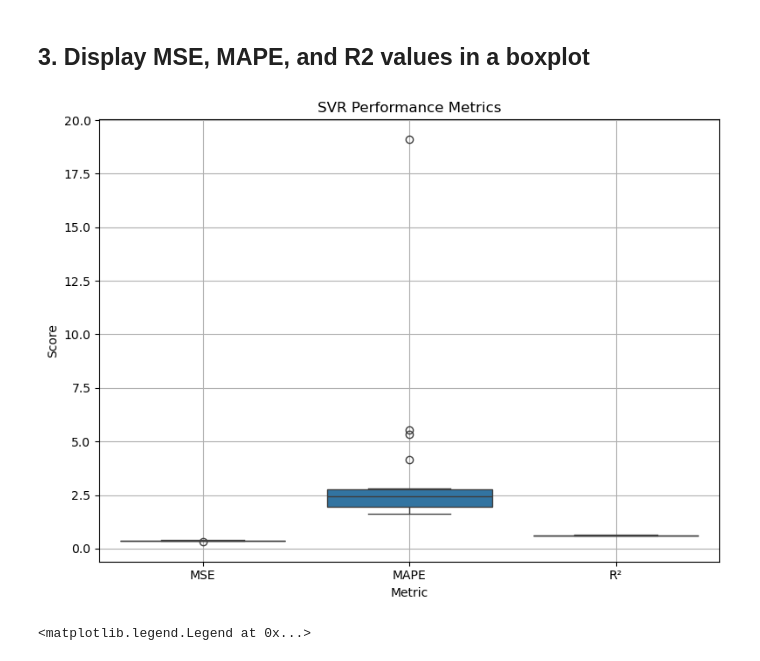
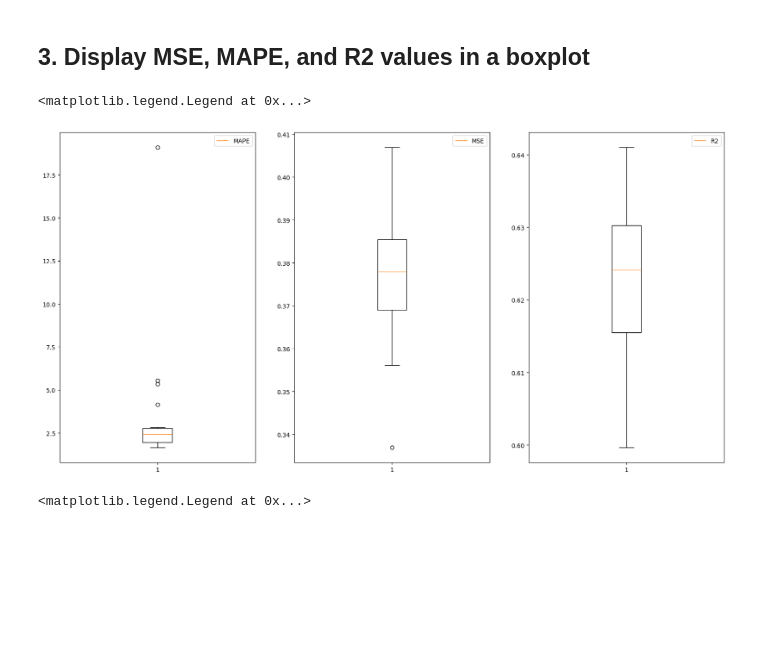
Before and after one commit to BlastermanR/CA_Housing_Machine_Learning_Project, a Jupyter notebook: SVM.ipynb, the cells around one changed output. Saved outputs shown, nothing was run; the diff lists cells and outputs as text; code cells hidden in the pictures; blank space fills up the shorter version.

Commit message:
Better boxplots

```diff
--- a/SVM.ipynb
+++ b/SVM.ipynb
@@ -164,23 +164,26 @@ Test R² score: 0.6273
 # %%
 # Combine data into a single DataFrame
 data = pd.DataFrame({
     'MSE': SVR_MSE,
     'MAPE': SVR_MAPE,
     'R²': SVR_R2
 })
 
 # Melt the DataFrame to long-form for seaborn
 long_data = data.melt(var_name='Metric', value_name='Score')
 
 # Plot boxplot
-plt.figure(figsize=(8, 6))
-sns.boxplot(x='Metric', y='Score', data=long_data)
-plt.title("SVR Performance Metrics")
-plt.grid(True)
-plt.tight_layout()
-plt.show()
+fig, ax = plt.subplots(nrows=1, ncols=3, figsize=(20,10))
+
+ax[0].boxplot(SVR_MAPE, label = "MAPE")
+ax[0].legend()
+ax[1].boxplot(SVR_MSE, label = "MSE")
+ax[1].legend()
+ax[2].boxplot(SVR_R2, label = "R2")
+ax[2].legend()
 # %% [output]
+<matplotlib.legend.Legend at 0x...>
-[figure, old version]
+[figure, new version]
 # %%
 x = train_set['median_house_value_scaled']
 
```
